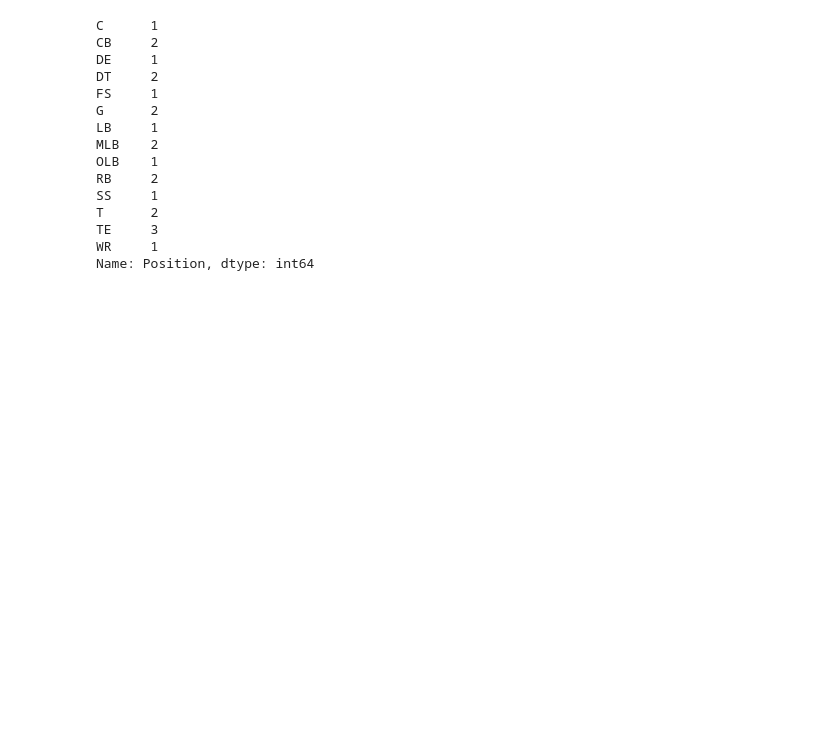
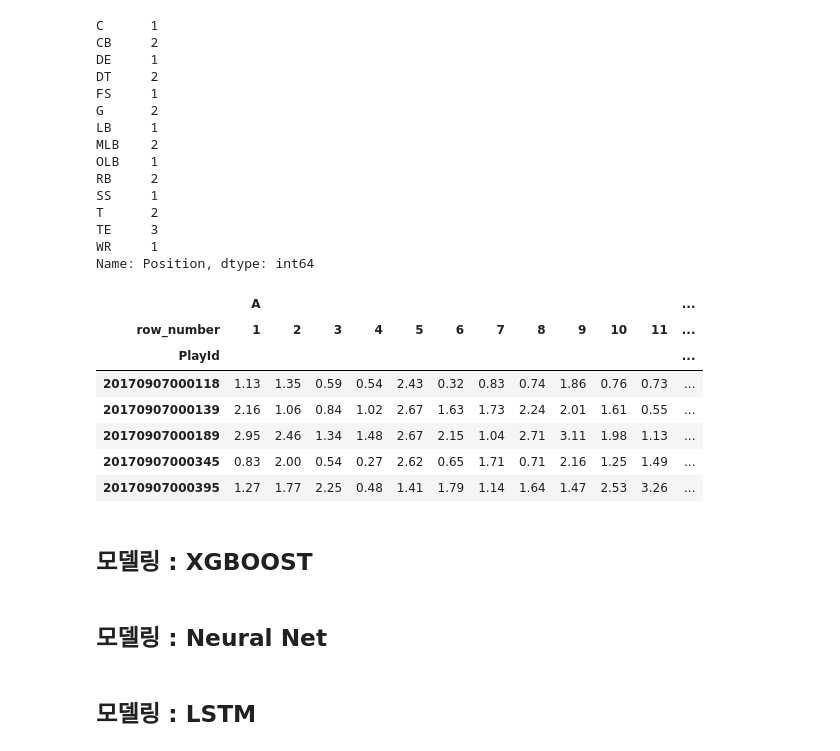
Before and after one commit to neverland251/MainProject, a Jupyter notebook: Project/DataMining/NFL yard/NFL.ipynb, the cells around one changed output. Drawn from its saved outputs; the diff is of its cells as text; code cells hidden in the pictures; blank space fills up the shorter version.

```diff
--- a/Project/DataMining/NFL yard/NFL.ipynb
+++ b/Project/DataMining/NFL yard/NFL.ipynb
@@ -575,3 +656,20 @@ new_df = rawdata_cat.pivot_table(index=['PlayId'], columns=['row_number'], value
 ## modeling
 ## 우선 22개 행의 변수들을 하나의 행인 WideForm으로 만든다
 ## 즉, 하나의 변수당 22개의 열들이 생긴다(X_1, X_2....X_22, Y_1,y_2,....Y_22 등)
+# %%
+new_df.head()
+# %% [output]
+|  | A |  |  |  |  |  |  |  |  |  |  | ... |
+| row_number | 1 | 2 | 3 | 4 | 5 | 6 | 7 | 8 | 9 | 10 | 11 | ... |
+| PlayId |  |  |  |  |  |  |  |  |  |  |  | ... |
+| 20170907000118 | 1.13 | 1.35 | 0.59 | 0.54 | 2.43 | 0.32 | 0.83 | 0.74 | 1.86 | 0.76 | 0.73 | ... |
+| 20170907000139 | 2.16 | 1.06 | 0.84 | 1.02 | 2.67 | 1.63 | 1.73 | 2.24 | 2.01 | 1.61 | 0.55 | ... |
+| 20170907000189 | 2.95 | 2.46 | 1.34 | 1.48 | 2.67 | 2.15 | 1.04 | 2.71 | 3.11 | 1.98 | 1.13 | ... |
+| 20170907000345 | 0.83 | 2.00 | 0.54 | 0.27 | 2.62 | 0.65 | 1.71 | 0.71 | 2.16 | 1.25 | 1.49 | ... |
+| 20170907000395 | 1.27 | 1.77 | 2.25 | 0.48 | 1.41 | 1.79 | 1.14 | 1.64 | 1.47 | 2.53 | 3.26 | ... |
+# %% [markdown]
+## 모델링 : XGBOOST
+# %% [markdown]
+## 모델링 : Neural Net
+# %% [markdown]
+## 모델링 : LSTM
```
Also changed, not shown: parts of 49 cells of this notebook.
